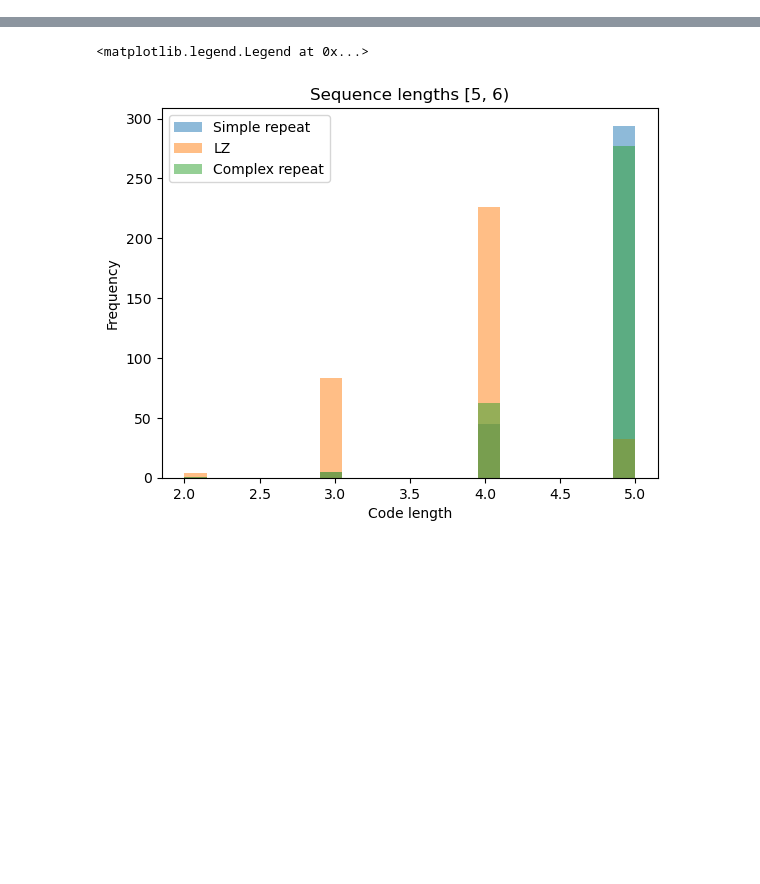
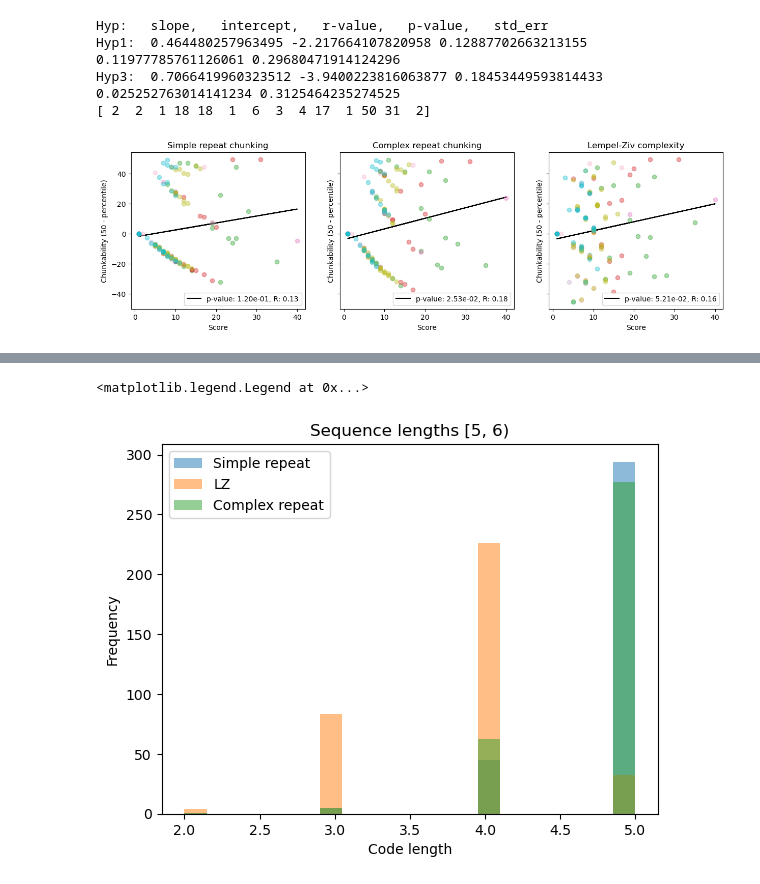
Before and after one commit to qsimeon/PSY1401Projects, a Jupyter notebook: final_project/RepeatsScheme.ipynb, the cells around one changed output, grey strips where cells are left out. Saved outputs shown, nothing was run; the diff lists cells and outputs as text; code cells hidden in the pictures; blank space fills up the shorter version.

```diff
--- a/final_project/RepeatsScheme.ipynb
+++ b/final_project/RepeatsScheme.ipynb
@@ -210,0 +196,74 @@ Text(0.5, 0.98, 'For logs in ./Sol_logs/Random')
+# %%
+# Combining data across subjects
+# This approach is not ideal because the number of games played by each subject is different
+# and each subject may have a different distribution of scores
+
+data_paths_ = ['./Ajani_logs', './Annesya_logs', './Gershman_logs', './Hokyung_logs',
+               './Jack_logs', './Mahdi_logs', './Mel_logs', './Nathan_logs',
+               './Nick_logs', './Quilee_logs', './Sagarika_logs', './Sol_logs/Random',
+               './Trautman_logs', './Vin_logs']
+
+N_subjects = len(data_paths_)
+min_games = 3
+N_games = np.zeros(N_subjects, dtype=int)
+all_scores = []
+all_chunk1 = []
+all_chunk2 = []
+all_chunk3 = []
+
+colors = plt.cm.tab20(np.linspace(0, 1, N_subjects))
+alpha = 0.4
+fig, ax = plt.subplots(1, 3, figsize=(15, 4), sharex=False, sharey=True)
+
+for i, data_path in enumerate(data_paths_):
+
+    chunk_dict = get_chunkabilities_from_logs(data_path, get_chunkability=get_chunkability_percentile)
+    scores = chunk_dict['scores']
+    chunk1 = chunk_dict['simple_repeats']
+    chunk2 = chunk_dict['LZ_complexity']
+    chunk3 = chunk_dict['complex_repeats']
+    N_games[i] = len(scores)
+
+    if N_games[i] < min_games:
+        continue
+
+    all_scores.extend(scores)
+    all_chunk1.extend(chunk1)
+    all_chunk2.extend(chunk2)
+    all_chunk3.extend(chunk3)
+
+    ax[0].scatter(scores, chunk1, alpha=alpha, color=colors[i])
+    ax[1].scatter(scores, chunk3, alpha=alpha, color=colors[i])
+    ax[2].scatter(scores, chunk2, alpha=alpha, color=colors[i])
+
+
+ylabel = 'Chunkability (50 - percentile)'
+ax[0].set(ylabel=ylabel, xlabel='Score', title='Simple repeat chunking')
+ax[1].set(ylabel=ylabel, xlabel='Score', title='Complex repeat chunking')
+ax[2].set(ylabel=ylabel, xlabel='Score', title='Lempel-Ziv complexity')
+
+m1, b1, r1, p1, std_err1 = stats.linregress(all_scores, all_chunk1)
+m2, b2, r2, p2, std_err2 = stats.linregress(all_scores, all_chunk2)
+m3, b3, r3, p3, std_err3 = stats.linregress(all_scores, all_chunk3)
+
+print('Hyp:   slope,   intercept,   r-value,   p-value,   std_err')
+print('Hyp1: ', m1, b1, r1, p1, std_err1)
+print('Hyp3: ', m3, b3, r3, p3, std_err3)
+
+ax[0].plot(np.array(all_scores), m1*np.array(all_scores) + b1, color='k', zorder=0,
+           label=f'p-value: {p1:.2e}, R: {r1:.2f}')
+ax[1].plot(np.array(all_scores), m3*np.array(all_scores) + b3, color='k', zorder=0,
+           label=f'p-value: {p3:.2e}, R: {r3:.2f}')
+ax[2].plot(np.array(all_scores), m2*np.array(all_scores) + b2, color='k', zorder=0,
+              label=f'p-value: {p2:.2e}, R: {r2:.2f}')
+ax[0].legend(loc='lower right')
+ax[1].legend(loc='lower right')
+ax[2].legend(loc='lower right')
+
+print(N_games)
+# %% [output]
+Hyp:   slope,   intercept,   r-value,   p-value,   std_err
+Hyp1:  0.464480257963495 -2.217664107820958 0.12887702663213155 0.11977785761126061 0.29680471914124296
+Hyp3:  0.7066419960323512 -3.9400223816063877 0.18453449593814433 0.025252763014141234 0.3125464235274525
+[ 2  2  1 18 18  1  6  3  4 17  1 50 31  2]
+[figure, added]
```
Also changed, not shown: parts of 10 cells of this notebook, 1 other file.
